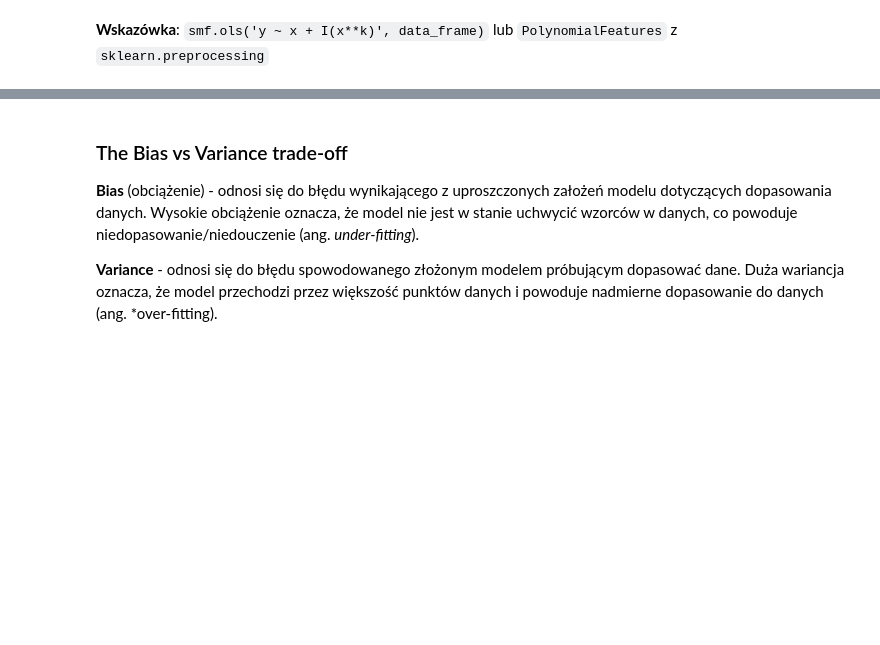
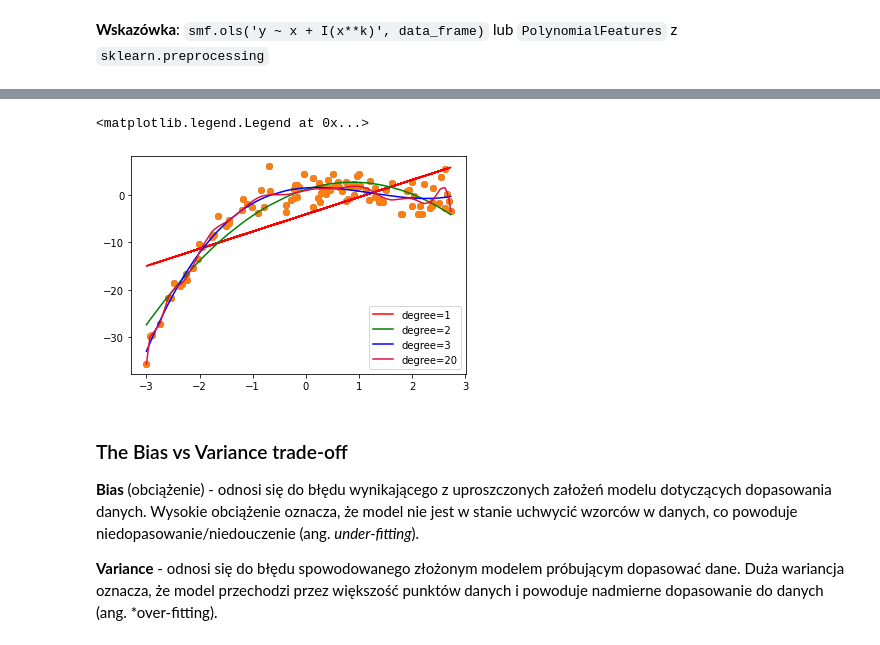
Before and after one commit to mdabrowski-phd/ds250223_regression, a Jupyter notebook: workshops/05_regresja/04_regresja_wielomianowa.ipynb, the cells around one changed output, grey strips where cells are left out. Saved outputs shown, nothing was run; the diff lists cells and outputs as text; code cells hidden in the pictures; blank space fills up the shorter version.

```diff
--- a/workshops/05_regresja/04_regresja_wielomianowa.ipynb
+++ b/workshops/05_regresja/04_regresja_wielomianowa.ipynb
@@ -31,0 +147,7 @@ d) regresji wielomianowej stopnia 20: $y=\beta_0 + \beta_1\cdot x + \beta_2\cdot
+# %%
+#teraz dla danych 1, x, x^2, x^3
+pol3 = PolynomialFeatures(degree = 3)
+x.reshape(-1,1)
+x3 = pol3.fit_transform(x.reshape(-1,1))
+model3 = sm.OLS(endog = y,exog = x3).fit()
+model3.summary()
@@ -31,0 +176,7 @@ d) regresji wielomianowej stopnia 20: $y=\beta_0 + \beta_1\cdot x + \beta_2\cdot
+# %%
+# teraz dla danych 1 ,x ,x^2, x^3,...,x^20
+pol20 = PolynomialFeatures(degree = 20)
+x.reshape(-1,1)
+x20 = pol20.fit_transform(x.reshape(-1,1))
+model20 = sm.OLS(endog = y,exog = x20).fit()
+model20.summary()
@@ -32,3 +218,31 @@ d) regresji wielomianowej stopnia 20: $y=\beta_0 + \beta_1\cdot x + \beta_2\cdot
+# %%
+plt.scatter(x,y)
+
+plt.scatter(x,y)
+plt.plot(x,x*model1.params[1]+model1.params[0],color = 'red',label = 'degree=1')
+
+sort_axis = operator.itemgetter(0)
+sorted_zip = sorted(zip(x, model2.fittedvalues), key=sort_axis)
+x_range, y_poly_pred = zip(*sorted_zip)
+plt.plot(x_range,y_poly_pred,color = 'green',label = 'degree=2')
+
+
+sort_axis = operator.itemgetter(0)
+sorted_zip = sorted(zip(x, model3.fittedvalues), key=sort_axis)
+x_range, y_poly_pred = zip(*sorted_zip)
+plt.plot(x_range,y_poly_pred,color = 'blue',label = 'degree=3')
+
+
+sort_axis = operator.itemgetter(0)
+sorted_zip = sorted(zip(x, model20.fittedvalues), key=sort_axis)
+x_range, y_poly_pred = zip(*sorted_zip)
+plt.plot(x_range,y_poly_pred,color = 'crimson',label = 'degree=20')
+plt.legend()
+#model 1,x,x^2,x^3 bardzo ładnie się dopasował
+#model 1,x,x^2...,x^20 dopasował się aż za dobrze, mamy przeuczenie
+# %% [output]
+<matplotlib.legend.Legend at 0x...>
+[figure, added]
 # %% [markdown]
 ### The Bias vs Variance trade-off
 
```
Also changed, not shown: parts of 15 cells of this notebook.
